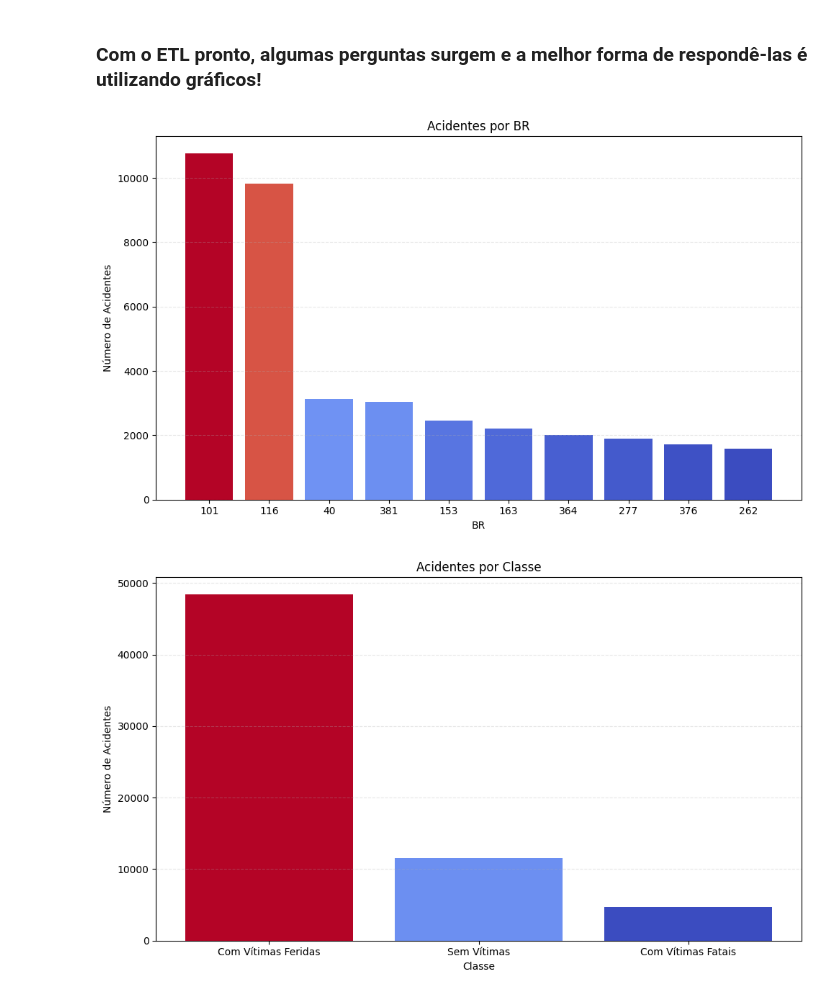
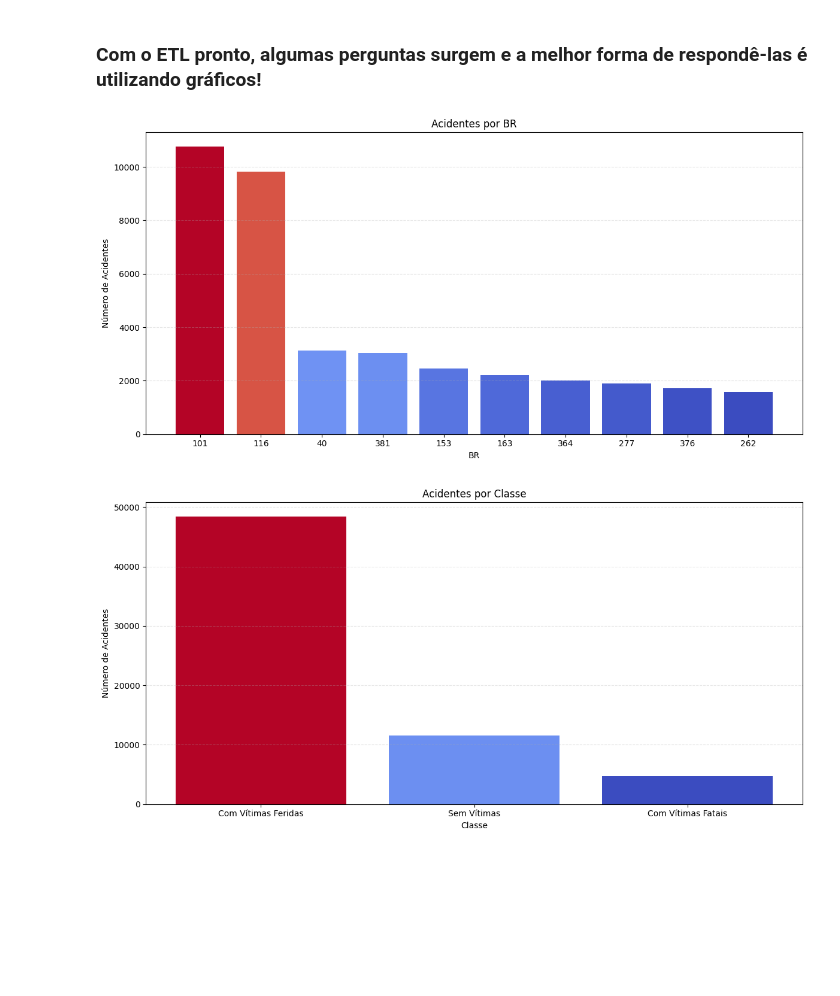
Before and after one commit to marlonlfranca/acidentes-brasil, a Jupyter notebook: jupyter/Totals-2022-accidents.ipynb, the cells around one changed output. Drawn from its saved outputs; the diff is of its cells as text; code cells hidden in the pictures; blank space fills up the shorter version.

```diff
--- a/jupyter/Totals-2022-accidents.ipynb
+++ b/jupyter/Totals-2022-accidents.ipynb
@@ -15,34 +15,30 @@ data_2022 = data[data['data_inversa'].dt.year == 2022].copy()
 # %%
 # Qual a BR com mais acidentes?
 data_2022['br'] = data_2022['br'].astype(str).str.split('.').str[0]
 acidentes_br = data_2022['br'].value_counts().nlargest(10)
-
 # Normalização
 norm = plt.Normalize(acidentes_br.min(), acidentes_br.max())
-cores = plt.cm.coolwarm(norm(acidentes_br))  # Gradiente azul → vermelho
-
+cores = plt.cm.coolwarm(norm(acidentes_br))
 # Plotagem
-plt.figure(figsize=(10, 6))
+plt.figure(figsize=(12, 6))
 plt.bar(acidentes_br.index.astype(str), acidentes_br, color=cores)
 plt.title('Acidentes por BR')
 plt.xlabel('BR')
 plt.ylabel('Número de Acidentes')
 plt.xticks(rotation=0)
 plt.grid(axis='y', linestyle='--', alpha=0.3)
 plt.tight_layout()
 plt.show()
 # %% [output]
-[figure, old version]
+[figure, new version]
 # %%
 # Quantos acidentes têm vítimas feridas, fatais ou não possui vítimas?
 class_acidente = data_2022["classificacao_acidente"].value_counts().nlargest(10)
-
 # Normalização
 norm = plt.Normalize(class_acidente.min(), class_acidente.max())
-cores = plt.cm.coolwarm(norm(class_acidente))  # Gradiente azul → vermelho
-
+cores = plt.cm.coolwarm(norm(class_acidente))
 # Plotagem
-plt.figure(figsize=(10, 6))
+plt.figure(figsize=(12, 6))
 plt.bar(class_acidente.index.astype(str), class_acidente, color=cores)
 plt.title('Acidentes por Classe')
 plt.xlabel('Classe')
@@ -52,7 +48,7 @@ plt.grid(axis='y', linestyle='--', alpha=0.3)
 plt.tight_layout()
 plt.show()
 # %% [output]
-[figure, old version]
+[figure, new version]
 # %%
 # Qual UF tem mais acidentes?
 acidentes_uf = data_2022["uf"].value_counts().nlargest(10)
```
Also changed, not shown: parts of 6 cells of this notebook, 9 other files.
